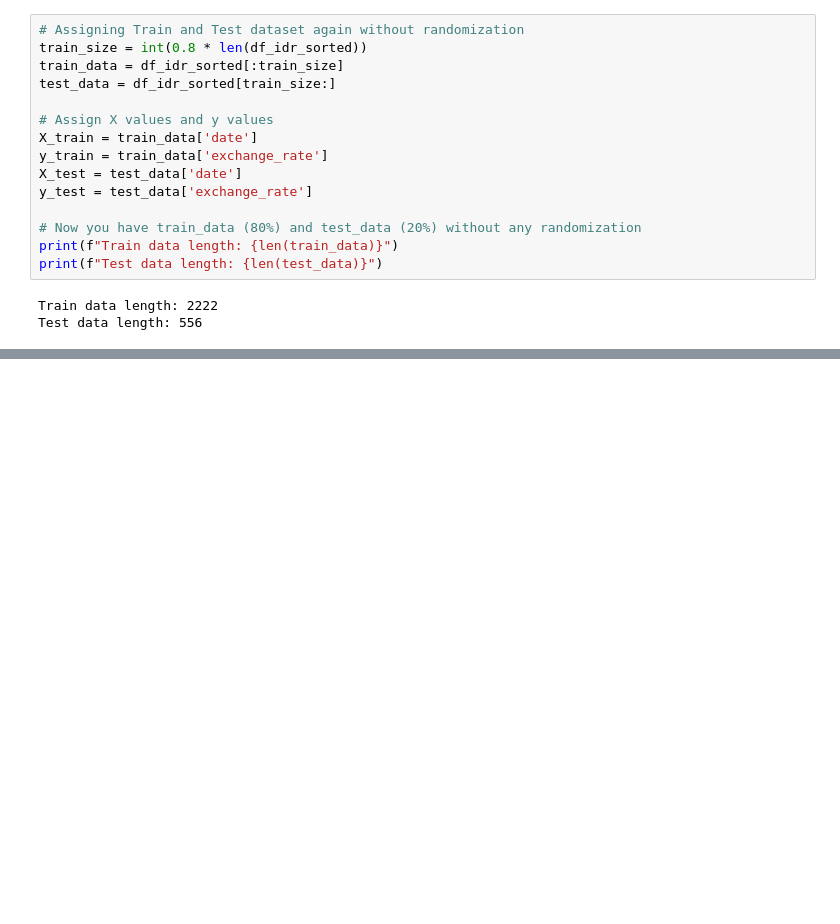
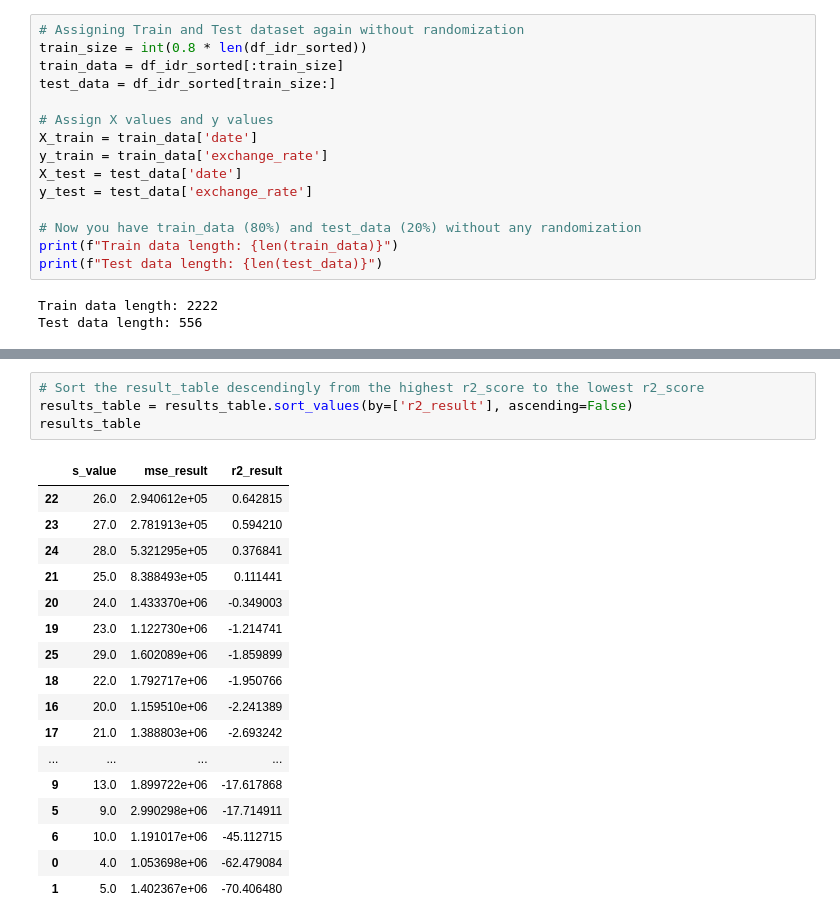
Before and after one commit to rizkyfernanda/P1--Predicting-Forex-Regression, a Jupyter notebook: Forex Regression.ipynb, the cells around one changed output, grey strips where cells are left out. Drawn from its saved outputs; the diff is of its cells as text; blank space fills up the shorter version.

```diff
--- a/Forex Regression.ipynb
+++ b/Forex Regression.ipynb
@@ -287,0 +313,22 @@ results_table
+# %%
+# Sort the result_table descendingly from the highest r2_score to the lowest r2_score
+results_table = results_table.sort_values(by=['r2_result'], ascending=False)
+results_table
+# %% [output]
+|  | s_value | mse_result | r2_result |
+| 22 | 26.0 | 2.940612e+05 | 0.642815 |
+| 23 | 27.0 | 2.781913e+05 | 0.594210 |
+| 24 | 28.0 | 5.321295e+05 | 0.376841 |
+| 21 | 25.0 | 8.388493e+05 | 0.111441 |
+| 20 | 24.0 | 1.433370e+06 | -0.349003 |
+| 19 | 23.0 | 1.122730e+06 | -1.214741 |
+| 25 | 29.0 | 1.602089e+06 | -1.859899 |
+| 18 | 22.0 | 1.792717e+06 | -1.950766 |
+| 16 | 20.0 | 1.159510e+06 | -2.241389 |
+| 17 | 21.0 | 1.388803e+06 | -2.693242 |
+| ... | ... | ... | ... |
+| 9 | 13.0 | 1.899722e+06 | -17.617868 |
+| 5 | 9.0 | 2.990298e+06 | -17.714911 |
+| 6 | 10.0 | 1.191017e+06 | -45.112715 |
+| 0 | 4.0 | 1.053698e+06 | -62.479084 |
+| 1 | 5.0 | 1.402367e+06 | -70.406480 |
```
Also changed, not shown: parts of 29 cells of this notebook, 1 other file.
